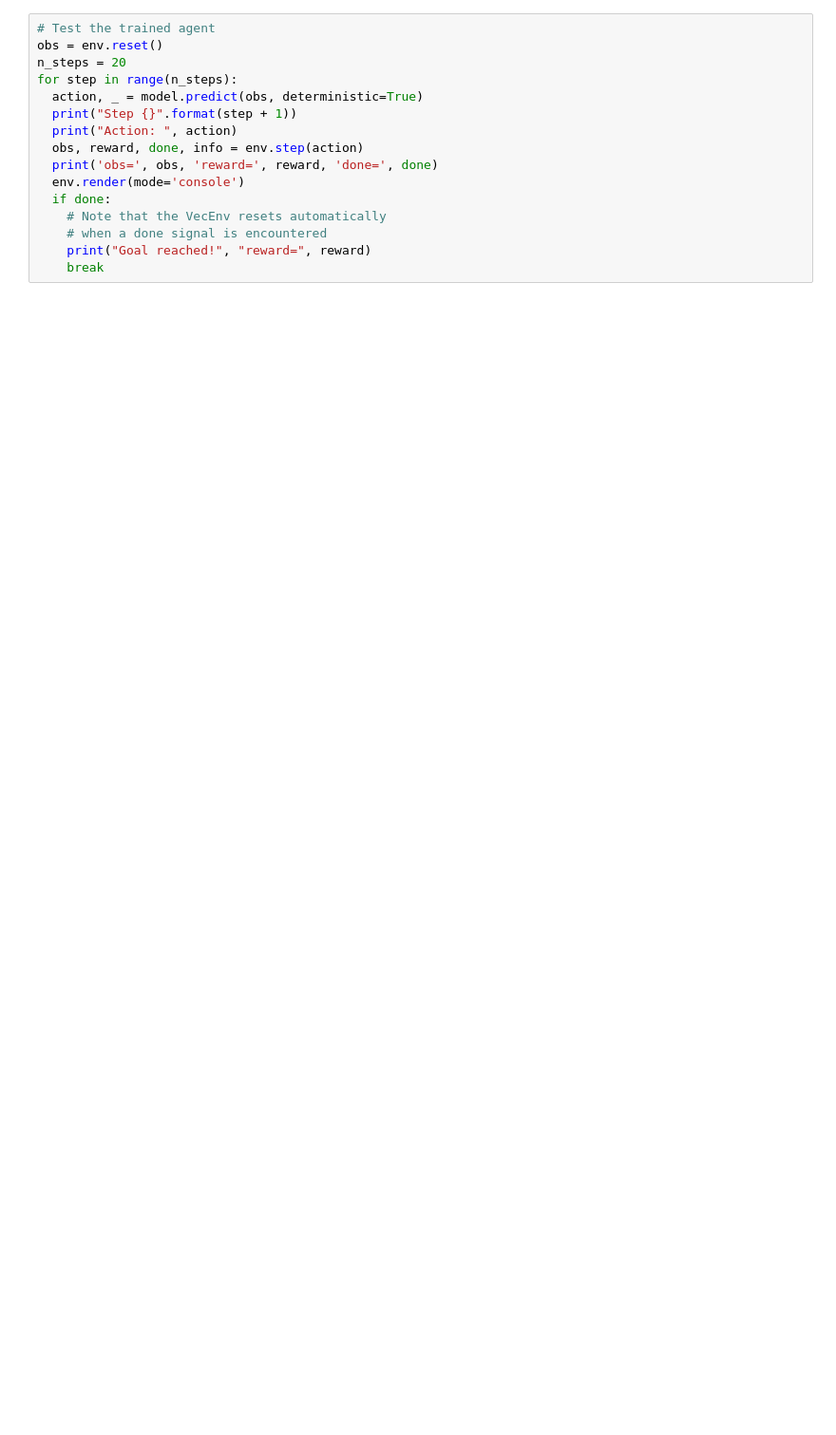
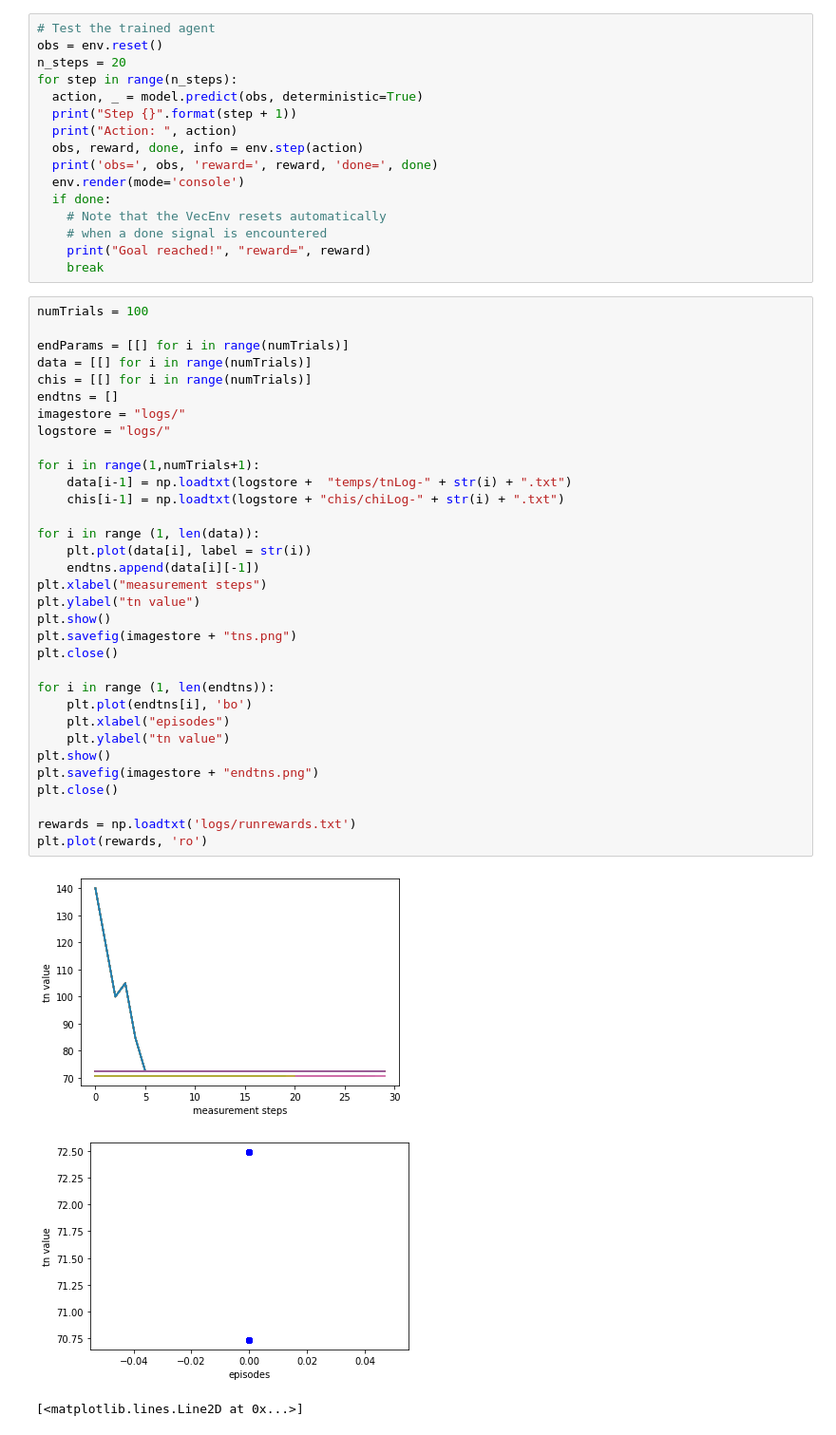
Before and after one commit to cyankaet/orderml, a Jupyter notebook: orderparams.ipynb, the cells around one changed output. Shown: that part at 95% size. Cells and saved outputs as stored; diff of their text form; blank space fills up the shorter version.

```diff
--- a/orderparams.ipynb
+++ b/orderparams.ipynb
@@ -324,3 +280,40 @@ for step in range(n_steps):
     # when a done signal is encountered
     print("Goal reached!", "reward=", reward)
     break
+# %%
+numTrials = 100
+
+endParams = [[] for i in range(numTrials)]
+data = [[] for i in range(numTrials)]
+chis = [[] for i in range(numTrials)]
+endtns = []
+imagestore = "logs/"
+logstore = "logs/"
+
+for i in range(1,numTrials+1):
+    data[i-1] = np.loadtxt(logstore +  "temps/tnLog-" + str(i) + ".txt")
+    chis[i-1] = np.loadtxt(logstore + "chis/chiLog-" + str(i) + ".txt")
+
+for i in range (1, len(data)):
+    plt.plot(data[i], label = str(i))
+    endtns.append(data[i][-1])
+plt.xlabel("measurement steps")
+plt.ylabel("tn value")
+plt.show()
+plt.savefig(imagestore + "tns.png")
+plt.close()
+
+for i in range (1, len(endtns)):
+    plt.plot(endtns[i], 'bo')
+    plt.xlabel("episodes")
+    plt.ylabel("tn value")
+plt.show()
+plt.savefig(imagestore + "endtns.png")
+plt.close()
+
+rewards = np.loadtxt('logs/runrewards.txt')
+plt.plot(rewards, 'ro')
+# %% [output]
+[figure, added]
+[figure, added]
+[<matplotlib.lines.Line2D at 0x...>]
```
Also changed, not shown: parts of 10 cells of this notebook.
